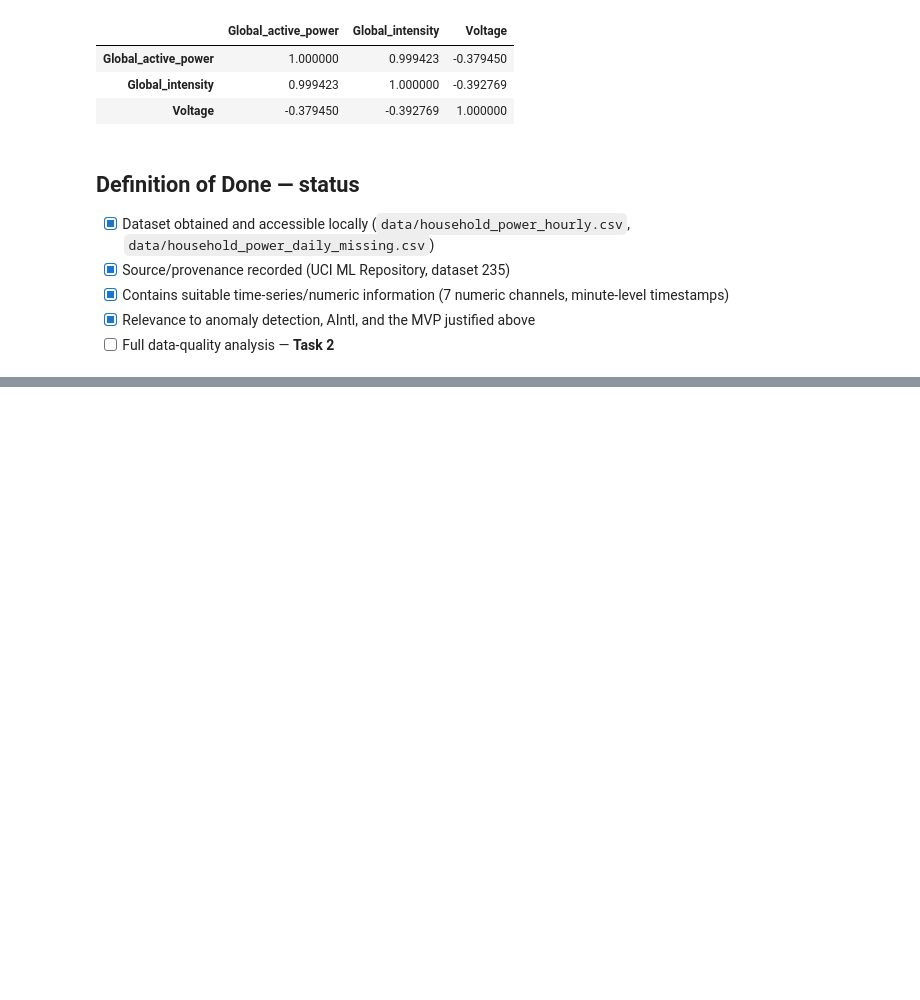
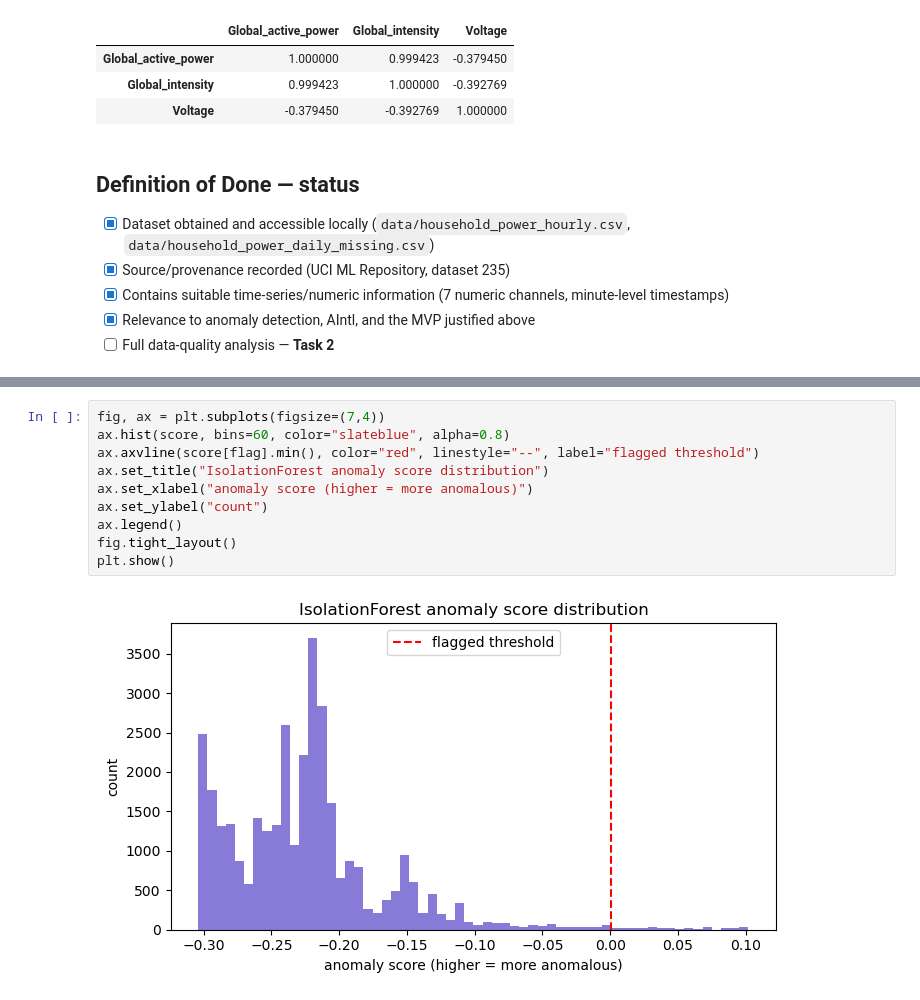
Before and after one commit to Pradeep0216/Intelligent-IoT-Data-Management, a Jupyter notebook: data_science/datasets/household-power/notebook.ipynb, the cells around one changed output, grey strips where cells are left out. Cells and saved outputs as stored; diff of their text form; blank space fills up the shorter version.

```diff
--- a/data_science/datasets/household-power/notebook.ipynb
+++ b/data_science/datasets/household-power/notebook.ipynb
@@ -150,0 +385,12 @@ hourly[['Global_active_power','Global_intensity','Voltage']].corr()
+# %%
+fig, ax = plt.subplots(figsize=(7,4))
+ax.hist(score, bins=60, color="slateblue", alpha=0.8)
+ax.axvline(score[flag].min(), color="red", linestyle="--", label="flagged threshold")
+ax.set_title("IsolationForest anomaly score distribution")
+ax.set_xlabel("anomaly score (higher = more anomalous)")
+ax.set_ylabel("count")
+ax.legend()
+fig.tight_layout()
+plt.show()
+# %% [output]
+[figure, added]
```
Also changed, not shown: parts of 38 cells of this notebook, 2 other files.
